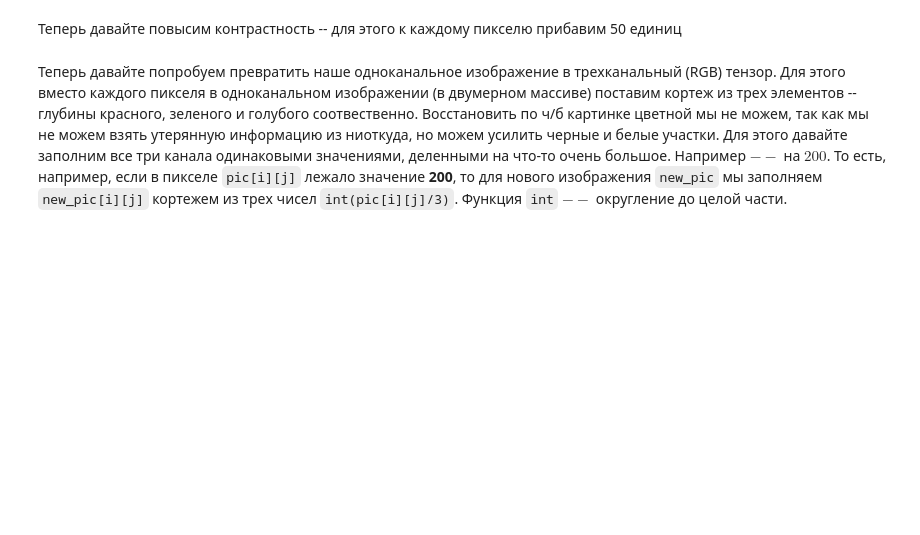
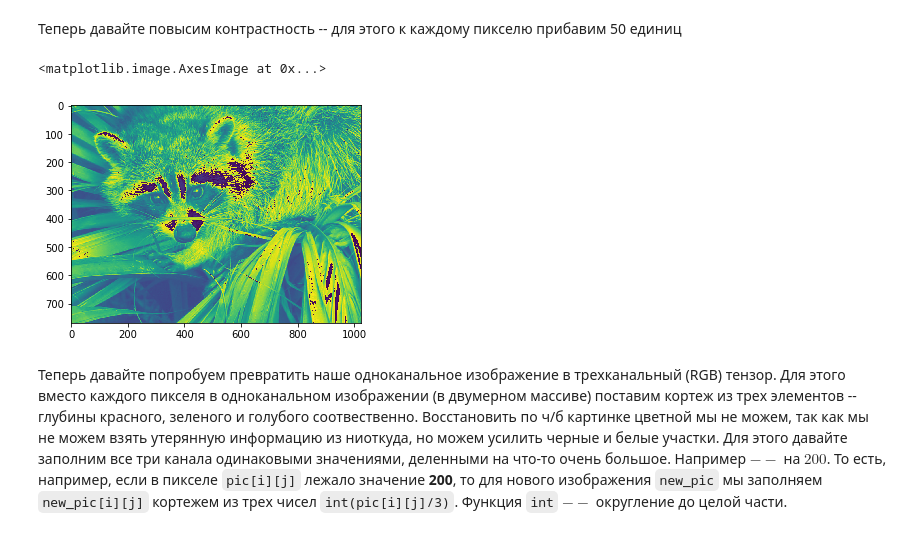
Before and after one commit to Kanareiika/DeepLearningSchool, a Jupyter notebook: 02. Linear Algebra, Numpy/[homework]numpy.ipynb, the cells around one changed output. Saved outputs shown, nothing was run; the diff lists cells and outputs as text; code cells hidden in the pictures; blank space fills up the shorter version.

```diff
--- a/02. Linear Algebra, Numpy/[homework]numpy.ipynb
+++ b/02. Linear Algebra, Numpy/[homework]numpy.ipynb
@@ -328,5 +379,10 @@ h,w=#тут ваш код
+# %%
+pic2=pic+50
 # %%
-plt.imshow(pic)
+plt.imshow(pic2)
+# %% [output]
+<matplotlib.image.AxesImage at 0x...>
+[figure, added]
 # %% [markdown]
 Теперь давайте попробуем превратить наше одноканальное изображение в трехканальный (RGB) тензор. Для этого вместо каждого пикселя в одноканальном изображении (в двумерном массиве) поставим кортеж из трех элементов -- глубины красного, зеленого и голубого соотвественно. Восстановить по ч/б картинке цветной мы не можем, так как мы не можем взять утерянную информацию из ниоткуда, но можем усилить черные и белые участки. Для этого давайте заполним все три канала одинаковыми значениями, деленными на что-то очень большое. Например $--$ на $200$.  То есть, например, если в пикселе `pic[i][j]` лежало значение **200**, то для нового изображения `new_pic` мы заполняем `new_pic[i][j]` кортежем из трех чисел `int(pic[i][j]/3)`. Функция `int` $--$ округление до целой части.
 # %%
```
Also changed, not shown: parts of 39 cells of this notebook.
